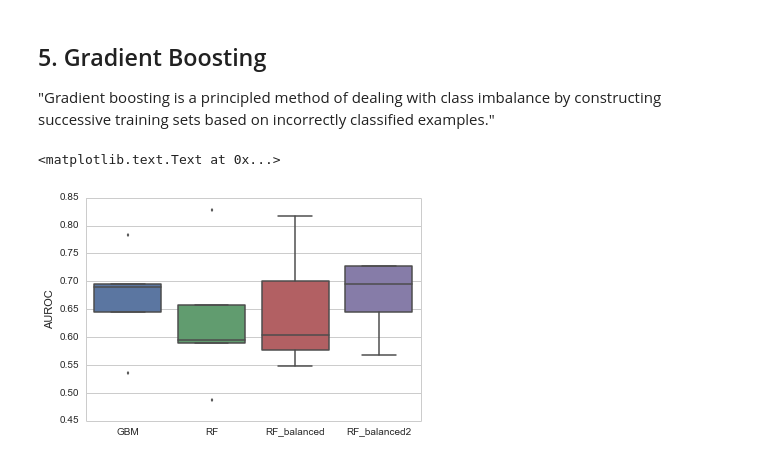
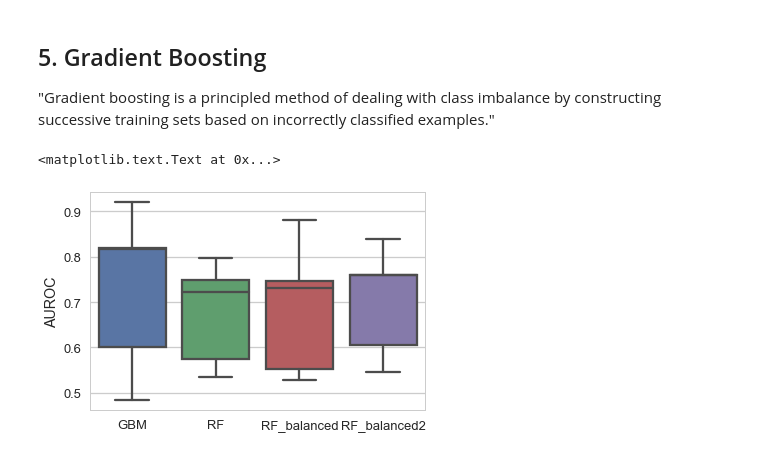
Before and after one commit to wangz10/class_imbalance, a Jupyter notebook: Main.ipynb, the cells around one changed output. Saved outputs shown, nothing was run; the diff lists cells and outputs as text; code cells hidden in the pictures.

```diff
--- a/Main.ipynb
+++ b/Main.ipynb
@@ -50,16 +50,16 @@ fig = pca_plot(X, y)
 
 Straitification: allocate the samples evenly based on sample classes so that training set and test set have similiar ratio of classes.
 # %%
-from sklearn.cross_validation import KFold, StratifiedKFold, cross_val_score
-cv = KFold(len(y), n_folds=3)
-scv = StratifiedKFold(y, n_folds=3)
+from sklearn.model_selection import KFold, StratifiedKFold, cross_val_score
+cv = KFold(n_splits=3)
+scv = StratifiedKFold(n_splits=3)
 # Examine the positive label in train and test folds
 print 'KFold not Stratified'
-for train_idx, test_idx in cv:
+for train_idx, test_idx in cv.split(y):
     print y[train_idx].sum(), y[test_idx].sum()
 
 print 'StratifiedKFold'
-for train_idx, test_idx in scv:
+for train_idx, test_idx in scv.split(X, y):
     print y[train_idx].sum(), y[test_idx].sum()
 # %% [output]
 KFold not Stratified
@@ -111,7 +120,7 @@ F1-score (harmonic mean of Precision and Recall)
 + ### [Precision-Recall curve is recommended over ROC for imbalanced data](http://www.nature.com/nmeth/journal/v13/n8/fig_tab/nmeth.3945_F4.html)
 # %%
 from sklearn import metrics
-train_idx, test_idx = list(scv)[0]
+train_idx, test_idx = scv.split(X, y).next()
 clf = RandomForestClassifier(n_estimators=10, random_state=RNG)
 
 clf.fit(X[train_idx], y[train_idx])
@@ -218,7 +228,7 @@ rf_up = ResampleForestClassifier(tree, n_estimators=10, sampling='up', random_st
 rf_dn = ResampleForestClassifier(tree, n_estimators=10, sampling='down', random_state=RNG, verbose=False)
 # %%
 X, y = load_proteomics()
-cv = StratifiedKFold(y, n_folds=5)
+cv = StratifiedKFold(n_splits=5)
 labels = ['no balancing', 'up-sampling', 'down-sampling']
 clfs = [rf, rf_up, rf_dn]
 
@@ -226,8 +236,8 @@ aurocs = OrderedDict()
 auprcs = OrderedDict()
 for i in range(3):
     clf = clfs[i]
-    aurocs[labels[i]] = cross_val_score(clf, X, y, 'roc_auc', cv=cv)
-    auprcs[labels[i]] = cross_val_score(clf, X, y, 'average_precision', cv=cv)
+    aurocs[labels[i]] = cross_val_score(clf, X, y, scoring='roc_auc', cv=cv)
+    auprcs[labels[i]] = cross_val_score(clf, X, y, scoring='average_precision', cv=cv)
 
 aurocs = pd.DataFrame(aurocs)
 auprcs = pd.DataFrame(auprcs)
@@ -246,12 +256,13 @@ plt.show()
 # %%
 # up-sampling may overfit?
 # Plot train score vs. test score
-train_scores = np.zeros((3, len(cv)))
-test_scores = np.zeros((3, len(cv)))
+train_scores = np.zeros((3, cv.n_splits))
+test_scores = np.zeros((3, cv.n_splits))
 
 from sklearn.base import clone
 for i, clf in enumerate([rf, rf_up, rf_dn]):
-    for j, (train_idx, test_idx) in enumerate(cv):
+    j = 0
+    for train_idx, test_idx in cv.split(X, y):
         clf = clone(clf) # to make sure no data is attached to clf
         clf.fit(X[train_idx], y[train_idx])
         y_probas = clf.predict_proba(X)[:, 1]
@@ -261,6 +272,7 @@ for i, clf in enumerate([rf, rf_up, rf_dn]):
 
         train_scores[i, j] = train_auc
         test_scores[i, j] = test_auc
+        j += 1
 
 x = range(3)
 
@@ -416,25 +430,25 @@ plt.axis('tight')
 import xgboost as xgb
 # %%
 # Compare preformance of classifiers
-n_estimators = 10
+n_estimators = 20
 gbm = xgb.XGBClassifier(n_estimators=n_estimators, subsample=.8, seed=RNG)
 rf = RandomForestClassifier(n_estimators=n_estimators, random_state=RNG)
 rf_balanced = RandomForestClassifier(n_estimators=n_estimators, random_state=RNG, class_weight='balanced')
 rf_balanced2 = RandomForestClassifier(n_estimators=n_estimators, random_state=RNG, class_weight='balanced_subsample')
 
 X, y = load_proteomics()
-cv = StratifiedKFold(y, n_folds=5)
+cv = StratifiedKFold(n_splits=5)
 clf_names = ['GBM', 'RF', 'RF_balanced', 'RF_balanced2']
 clfs = [gbm, rf, rf_balanced, rf_balanced2]
-all_scores = []
+all_scores = np.zeros((len(clf_names), cv.n_splits))
 for i in range(len(clfs)):
     clf = clone(clfs[i])
     scores = cross_val_score(clf, X, y, cv=cv, scoring='roc_auc')
-    all_scores.append(scores)
+    all_scores[i] = scores
 
 fig, ax = plt.subplots()
-sns.boxplot(all_scores, names=clf_names, ax=ax)
+sns.boxplot(data=pd.DataFrame(all_scores.T, columns=clf_names), ax=ax)
 ax.set_ylabel('AUROC')
 # %% [output]
 <matplotlib.text.Text at 0x...>
-[figure, old version]
+[figure, new version]
```
Also changed, not shown: parts of 16 cells of this notebook, 4 other files.
